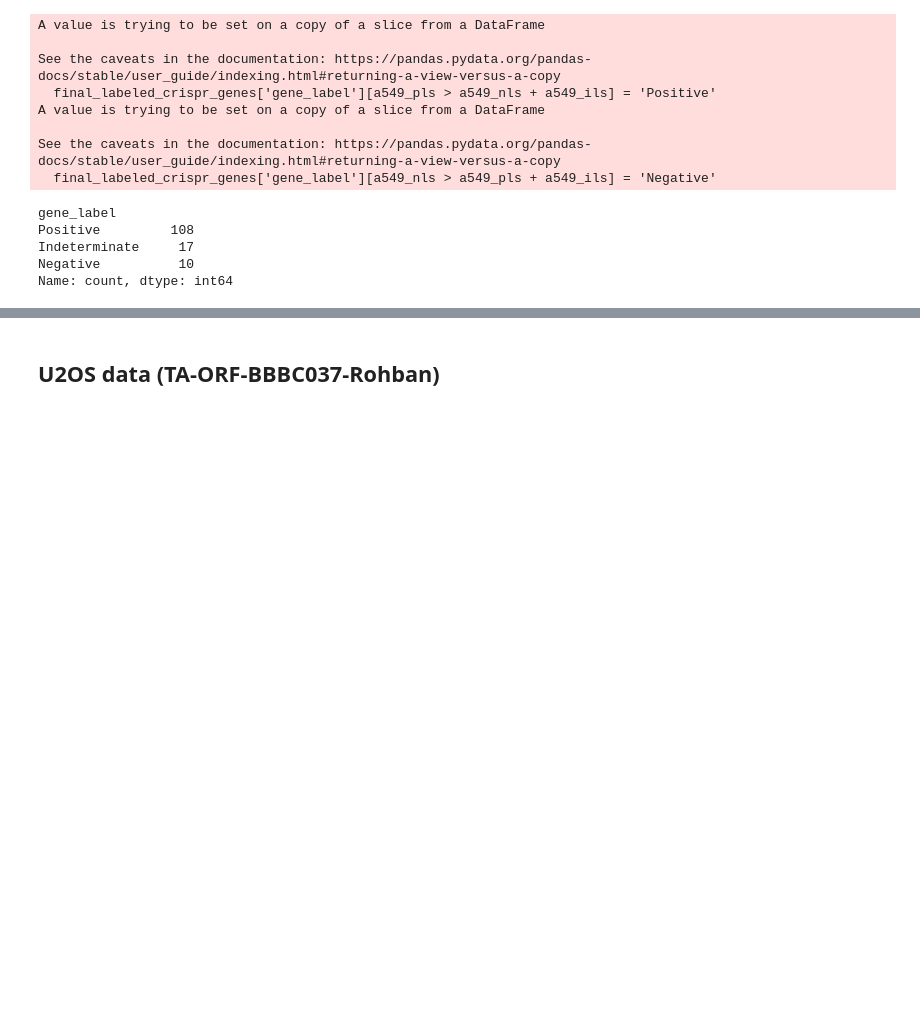
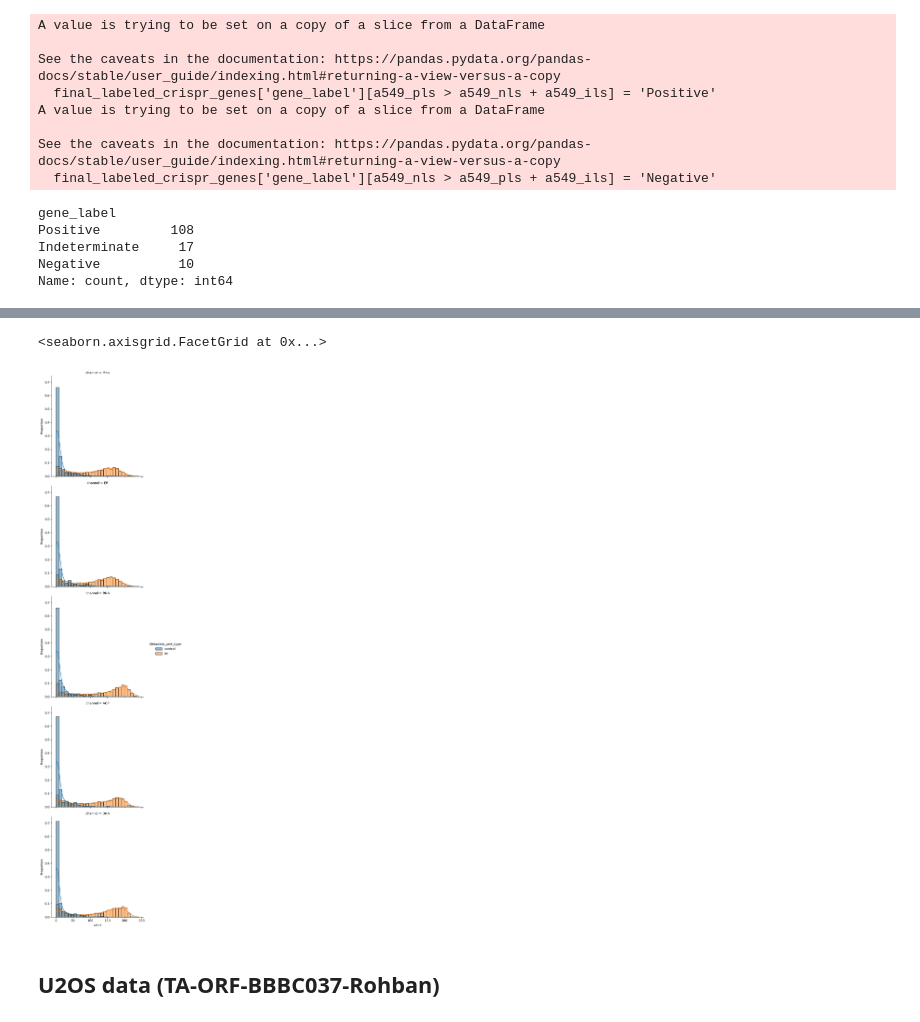
Before and after one commit to Craven-Biostat-Lab/morphology-prediction, a Jupyter notebook: data-loading-cpg0003.ipynb, the cells around one changed output, grey strips where cells are left out. Cells and saved outputs as stored; diff of their text form; code cells hidden in the pictures; blank space fills up the shorter version.

Commit message:
Starting work on channel-specific phenotypes

```diff
--- a/data-loading-cpg0003.ipynb
+++ b/data-loading-cpg0003.ipynb
@@ -238,3 +274,48 @@ final_labeled_crispr_genes.to_csv('data/cpg0003/a549/gene_labels.csv')
+# %%
+# Here we narrow down to features that refer to exactly one channel.
+
+a549_exclusive_channels = a549_feature_channels[a549_feature_channels.Count == 1]
+# %%
+# Get normalized profiles per channel
+
+normalized_a549_channel_profiles = {
+    channel:
+        a549_profiles.set_index(meta_cols).groupby('Metadata_Plate', group_keys=False).apply(
+            pycytominer.normalize,
+            # profiles is first positional argument
+            features=list(a549_exclusive_channels.index[a549_exclusive_channels[channel]]),
+            # image_features=True, # Include Image_### features
+            method="standardize",
+            samples="Metadata_pert_type == 'control'"
+        )
+    for channel in channels
+}
+# %%
+# Get SD counts
+annotated_a549_channel_sd2 = pd.concat(
+    [
+        normalized_a549_profiles[['Metadata_pert_type']]
+    ] + [
+        (df[a549_exclusive_channels.index[a549_exclusive_channels[channel]]].abs() > 2).sum(axis='columns').to_frame(name=channel)
+        for channel, df in normalized_a549_channel_profiles.items()
+    ],
+    axis='columns'
+)
+# %%
+long_annotated_a549_channel_sd2 = annotated_a549_channel_sd2.melt(id_vars='Metadata_pert_type', value_vars=channels, var_name='channel', ignore_index=False)
+# %%
+sns.displot(
+    data=long_annotated_a549_channel_sd2,
+    x='value',
+    row='channel',
+    hue='Metadata_pert_type',
+    kde=True,
+    common_norm=False,
+    stat='proportion'
+)
+# %% [output]
+<seaborn.axisgrid.FacetGrid at 0x...>
+[figure, added]
 # %% [markdown]
 ## U2OS data (TA-ORF-BBBC037-Rohban)
 # %%
```
Also changed, not shown: parts of 7 cells of this notebook.
